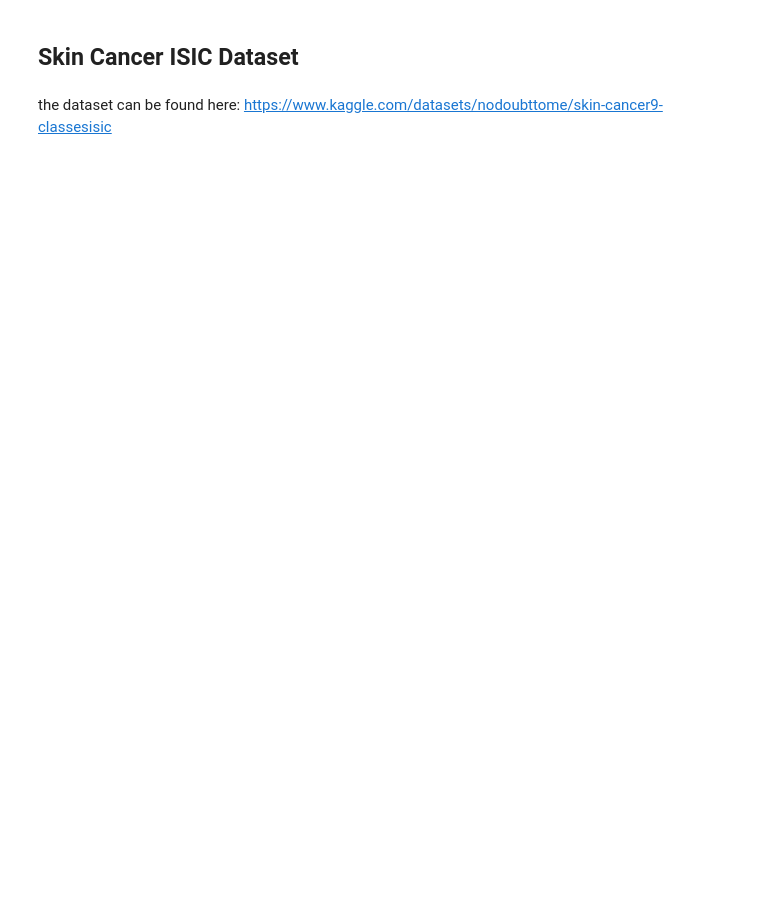
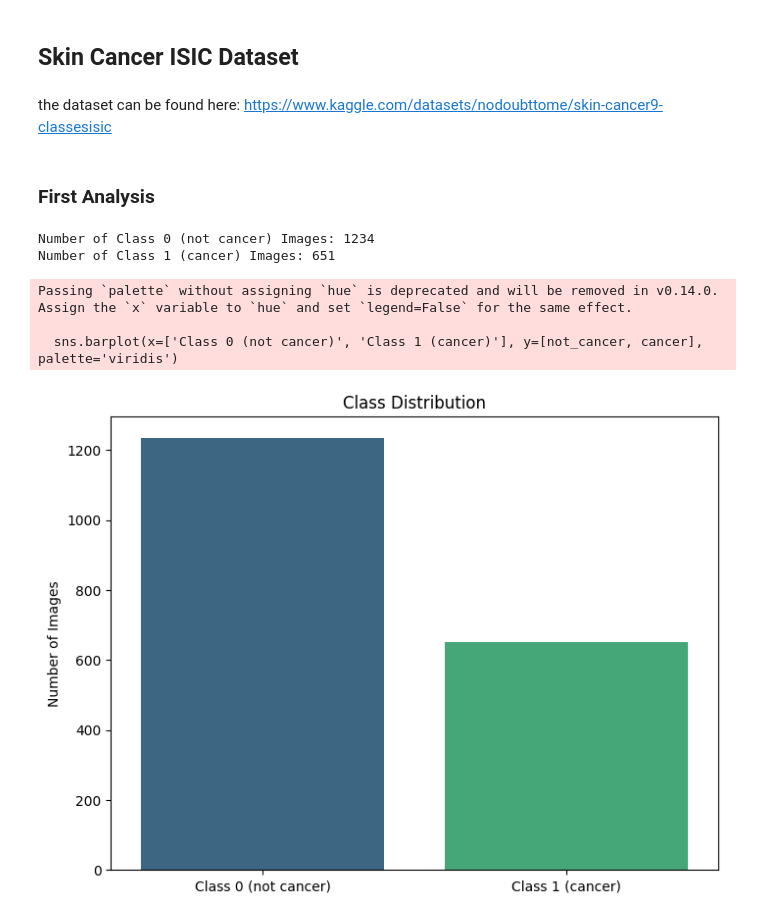
Before and after one commit to yarden4998/DataAnalysisAndVisualizationProject, a Jupyter notebook: dataanalysisvisualizationfiles/research/code/explore_datasets.ipynb, the cells around one changed output. Saved outputs shown, nothing was run; the diff lists cells and outputs as text; code cells hidden in the pictures; blank space fills up the shorter version.

Commit message:
research: add initial analysis for different datasets

```diff
--- a/dataanalysisvisualizationfiles/research/code/explore_datasets.ipynb
+++ b/dataanalysisvisualizationfiles/research/code/explore_datasets.ipynb
@@ -192,3 +682,46 @@ for i in range(iterations):
 ## Skin Cancer ISIC Dataset
 # %% [markdown]
 the dataset can be found here: https://www.kaggle.com/datasets/nodoubttome/skin-cancer9-classesisic
+# %% [markdown]
+### First Analysis
+# %%
+import os
+import pandas as pd
+from PIL import Image
+import matplotlib.pyplot as plt
+import seaborn as sns
+import numpy as np
+
+# Define the dataset path (assumed to be downloaded and extracted locally)
+skin_cancer_dataset_path = '../data/Skin cancer ISIC'
+
+# Function to get the classes and the number of images in each class
+def get_class_distribution(dataset_path):
+    not_cancer = 0
+    cancer = 0
+    for subdir, dirs, files in os.walk(dataset_path):
+        for file in files:
+            if file.endswith('.png') or file.endswith('.jpg'):
+                if any(keyword in subdir for keyword in ['actinic keratosis', 'dermatofibroma', 'nevus', 'pigmented benign keratosis', 'vascular lesion']):
+                    not_cancer += 1
+                elif any(keyword in subdir for keyword in ['Basal Cell Carcinoma', 'melanoma', 'squamous cell carcinoma']):
+                    cancer += 1
+    return not_cancer, cancer
+
+not_cancer, cancer = get_class_distribution(skin_cancer_dataset_path)
+print(f"Number of Class 0 (not cancer) Images: {not_cancer}")
+print(f"Number of Class 1 (cancer) Images: {cancer}")
+
+# Visualizing the class distribution
+plt.figure(figsize=(8, 6))
+sns.barplot(x=['Class 0 (not cancer)', 'Class 1 (cancer)'], y=[not_cancer, cancer], palette='viridis')
+plt.title('Class Distribution')
+plt.ylabel('Number of Images')
+plt.show()
+# %% [output]
+Number of Class 0 (not cancer) Images: 1234
+Number of Class 1 (cancer) Images: 651
+Passing `palette` without assigning `hue` is deprecated and will be removed in v0.14.0. Assign the `x` variable to `hue` and set `legend=False` for the same effect.
+
+  sns.barplot(x=['Class 0 (not cancer)', 'Class 1 (cancer)'], y=[not_cancer, cancer], palette='viridis')
+[figure, added]
```
Also changed, not shown: parts of 20 cells of this notebook, 3 other files.
